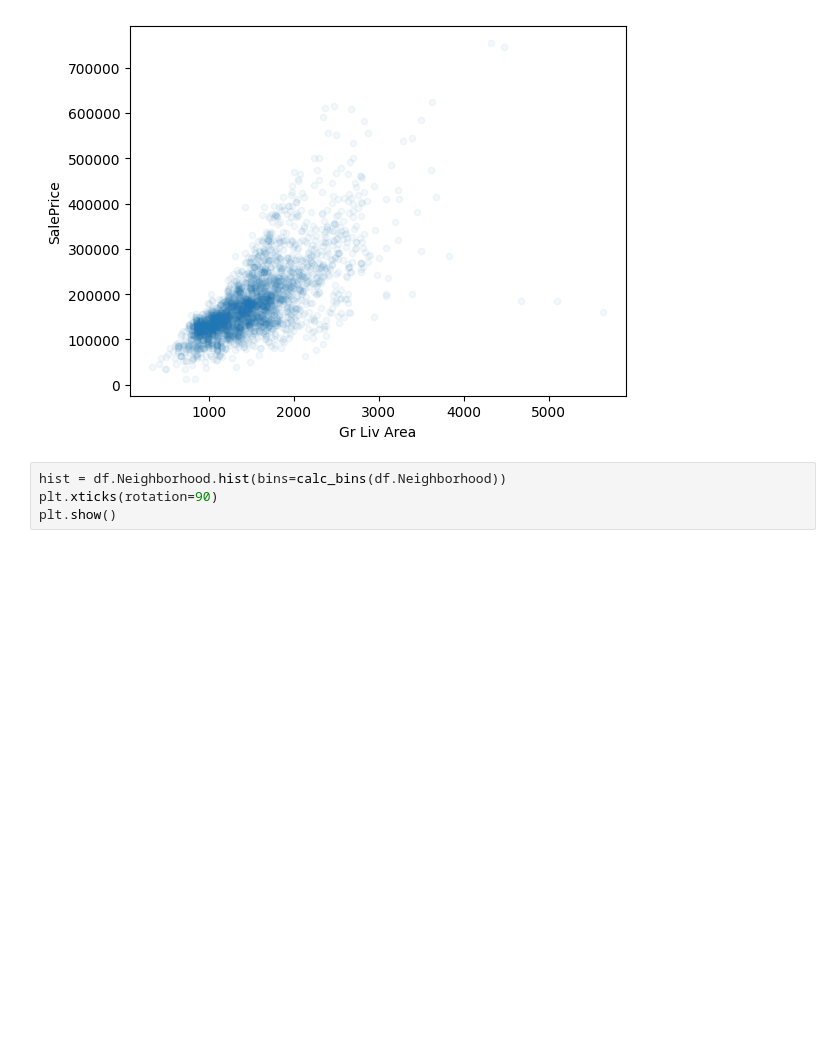
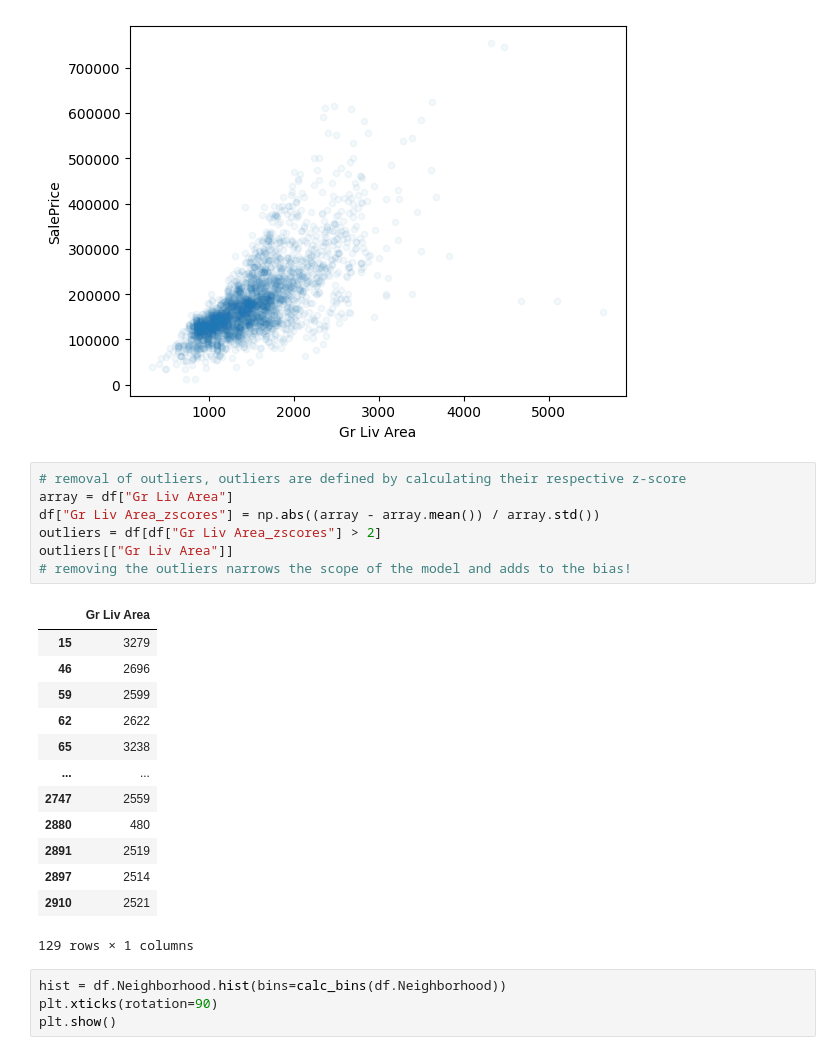
Before and after one commit to mmhverheijden/jads-discover-projects, a Jupyter notebook: ames-housing/exploratory_analysis.ipynb, the cells around one changed output. Drawn from its saved outputs; the diff is of its cells as text; blank space fills up the shorter version.

```diff
--- a/ames-housing/exploratory_analysis.ipynb
+++ b/ames-housing/exploratory_analysis.ipynb
@@ -171,6 +172,27 @@ df.plot.scatter(x="Gr Liv Area", y="SalePrice", alpha=0.05)
 # %% [output]
 <Axes: xlabel='Gr Liv Area', ylabel='SalePrice'>
 [figure]
+# %%
+# removal of outliers, outliers are defined by calculating their respective z-score
+array = df["Gr Liv Area"]
+df["Gr Liv Area_zscores"] = np.abs((array - array.mean()) / array.std())
+outliers = df[df["Gr Liv Area_zscores"] > 2]
+outliers[["Gr Liv Area"]]
+# removing the outliers narrows the scope of the model and adds to the bias!
+# %% [output]
+|  | Gr Liv Area |
+| 15 | 3279 |
+| 46 | 2696 |
+| 59 | 2599 |
+| 62 | 2622 |
+| 65 | 3238 |
+| ... | ... |
+| 2747 | 2559 |
+| 2880 | 480 |
+| 2891 | 2519 |
+| 2897 | 2514 |
+| 2910 | 2521 |
+129 rows × 1 columns
 # %%
 hist = df.Neighborhood.hist(bins=calc_bins(df.Neighborhood))
 plt.xticks(rotation=90)
```
Also changed, not shown: parts of 8 cells of this notebook, 1 other file.
